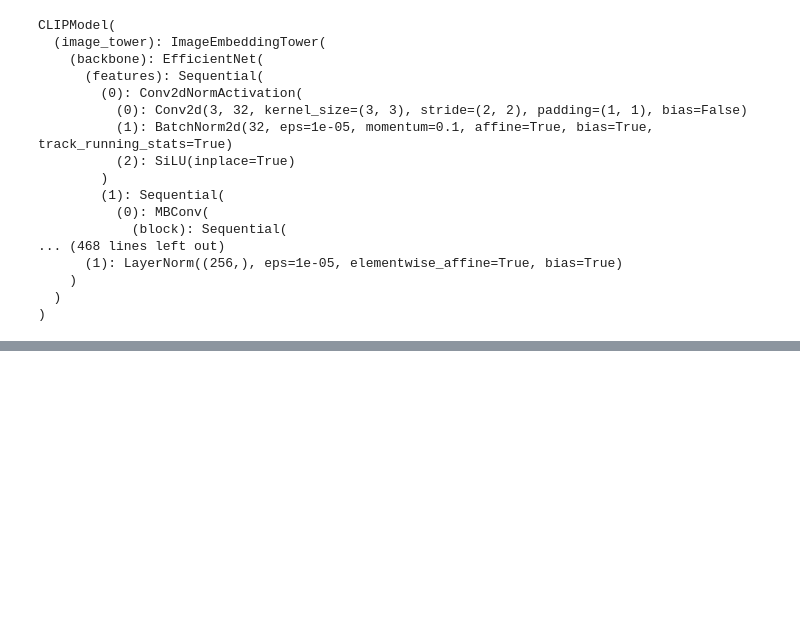
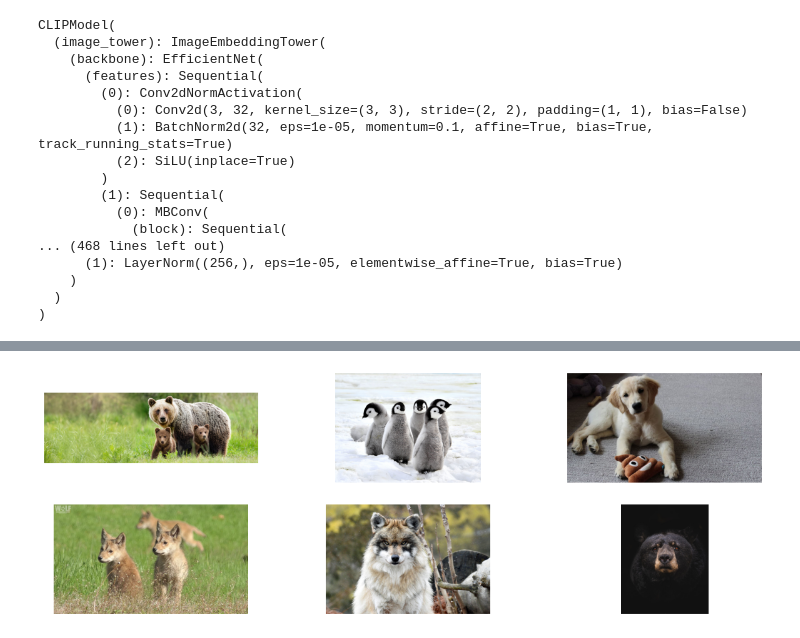
Before and after one commit to Kanigzzz/CLIP-CI-CD-Pipeline, a Jupyter notebook: notebooks/main.ipynb, the cells around one changed output, grey strips where cells are left out. Cells and saved outputs as stored; diff of their text form; code cells hidden in the pictures; blank space fills up the shorter version.

Commit message:
Wytrenowanie modelu CLIP

```diff
--- a/notebooks/main.ipynb
+++ b/notebooks/main.ipynb
@@ -304,0 +372,32 @@ Epoch: 9, Loss: 0.4320049588320523
+# %%
+def question(question, database, images_path, tokenizer, clip_model, device):
+    tokens = tokenizer(
+        question,
+        max_length=256,
+        truncation=True,
+        padding=True,
+        return_tensors="pt"
+    ).to(device)
+
+    clip_model.eval()
+    with torch.no_grad():
+        text_emb = clip_model.text_tower(tokens['input_ids'], tokens['attention_mask'])
+        text_emb = F.normalize(text_emb, p=2, dim=-1)
+        scores = (text_emb @ database.T).squeeze(0)
+
+        top_values, top_indices = torch.topk(scores, k=6)
+
+        result = [images_path[idx.item()] for idx in top_indices]
+
+        return result, top_values
+
+result, scores = question("two dark bear cubs looking at the camera", baza_wek, images_path, tokenizer, CLIPModel, device)
+# %%
+plt.figure(figsize=(15, 5))
+for i in range(6):
+    plt.subplot(2, 3, i+1)
+    img = Image.open(result[i])
+    plt.imshow(img)
+    plt.axis("off")
+# %% [output]
+[figure, added]
```
Also changed, not shown: parts of 5 cells of this notebook, 2 other files.
